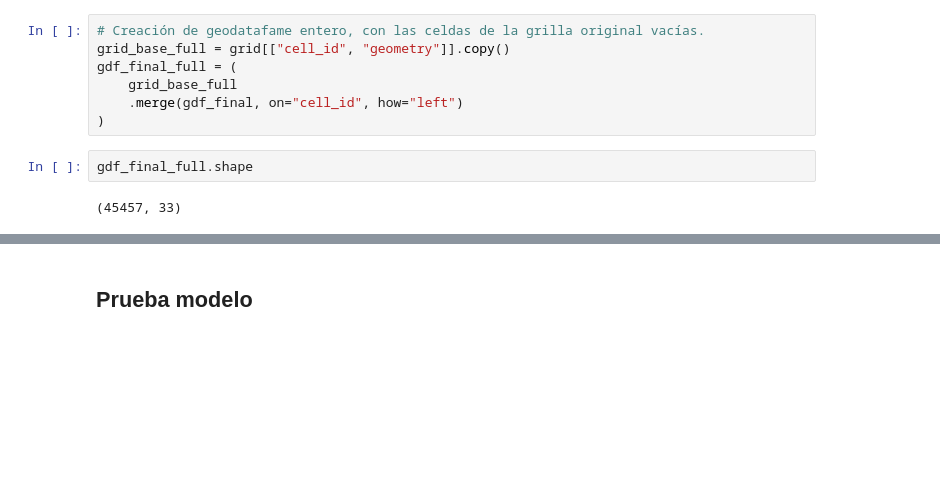
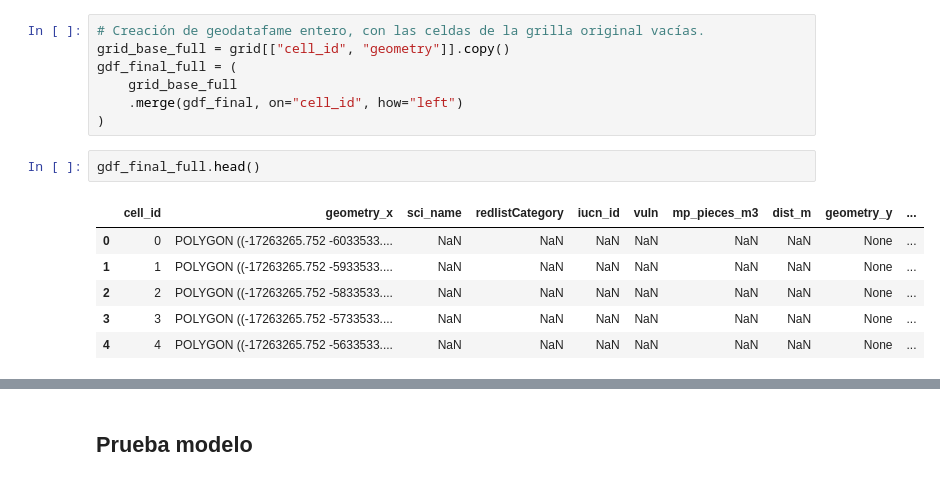
Before and after one commit to 4GeeksAcademy/loreykil_proyecto_final, a Jupyter notebook: Crear_Grilla.ipynb, the cells around one changed output, grey strips where cells are left out. Cells and saved outputs as stored; diff of their text form; blank space fills up the shorter version.

```diff
--- a/Crear_Grilla.ipynb
+++ b/Crear_Grilla.ipynb
@@ -769,6 +778,11 @@ gdf_final_full = (
     .merge(gdf_final, on="cell_id", how="left")
 )
 # %%
-gdf_final_full.shape
+gdf_final_full.head()
 # %% [output]
-(45457, 33)
+|  | cell_id | geometry_x | sci_name | redlistCategory | iucn_id | vuln | mp_pieces_m3 | dist_m | geometry_y | ... |
+| 0 | 0 | POLYGON ((-17263265.752 -6033533.... | NaN | NaN | NaN | NaN | NaN | NaN | None | ... |
+| 1 | 1 | POLYGON ((-17263265.752 -5933533.... | NaN | NaN | NaN | NaN | NaN | NaN | None | ... |
+| 2 | 2 | POLYGON ((-17263265.752 -5833533.... | NaN | NaN | NaN | NaN | NaN | NaN | None | ... |
+| 3 | 3 | POLYGON ((-17263265.752 -5733533.... | NaN | NaN | NaN | NaN | NaN | NaN | None | ... |
+| 4 | 4 | POLYGON ((-17263265.752 -5633533.... | NaN | NaN | NaN | NaN | NaN | NaN | None | ... |
```
Also changed, not shown: parts of 5 cells of this notebook, 5 other files.
